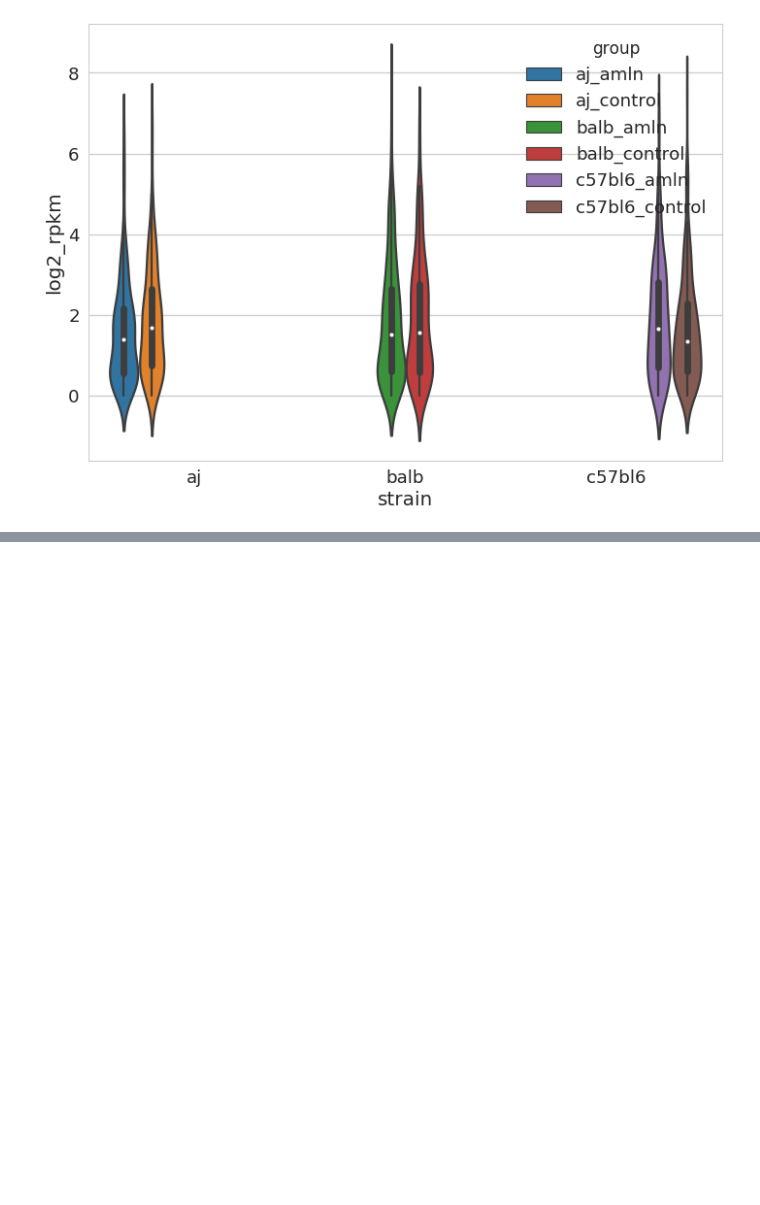
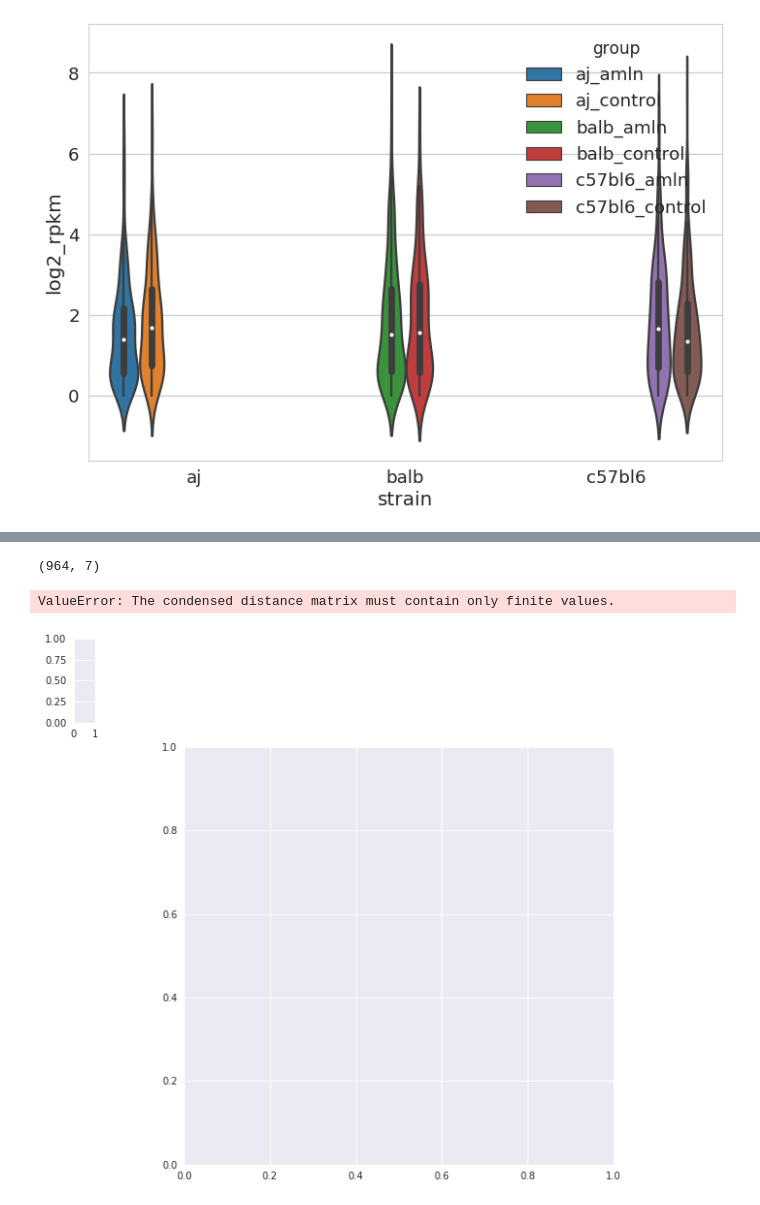
Before and after one commit to HunterBennett/liverStrains, a Jupyter notebook: results/180205_RNASeq_1wk.ipynb, the cells around one changed output, grey strips where cells are left out. Drawn from its saved outputs; the diff is of its cells as text; code cells hidden in the pictures; blank space fills up the shorter version.

```diff
--- a/results/180205_RNASeq_1wk.ipynb
+++ b/results/180205_RNASeq_1wk.ipynb
@@ -642,0 +698,13 @@ sns.violinplot(x='strain', y='log2_rpkm', hue='group', data=strains_fc2_dn)
+# %%
+tpm_mat_c57_tim4_1k = tpm_mat_c57_tim4.reindex(list(var_tpm_top1000.index)).dropna()
+# %%
+tpm_mat_c57_tim4_1k.shape
+# %% [output]
+(964, 7)
+# %%
+tpm_mat_c57_tim4_1k_z = (tpm_mat_c57_tim4_1k.subtract(tpm_mat_c57_tim4_1k.mean(axis=1), axis=0)).divide(tpm_mat_c57_tim4_1k.std(axis=1), axis=0)
+# %%
+sns.clustermap(tpm_mat_c57_tim4_1k_z, metric='euclidean')
+# %% [output]
+ValueError: The condensed distance matrix must contain only finite values.
+[figure, added]
```
Also changed, not shown: parts of 101 cells of this notebook, 1 other file.
